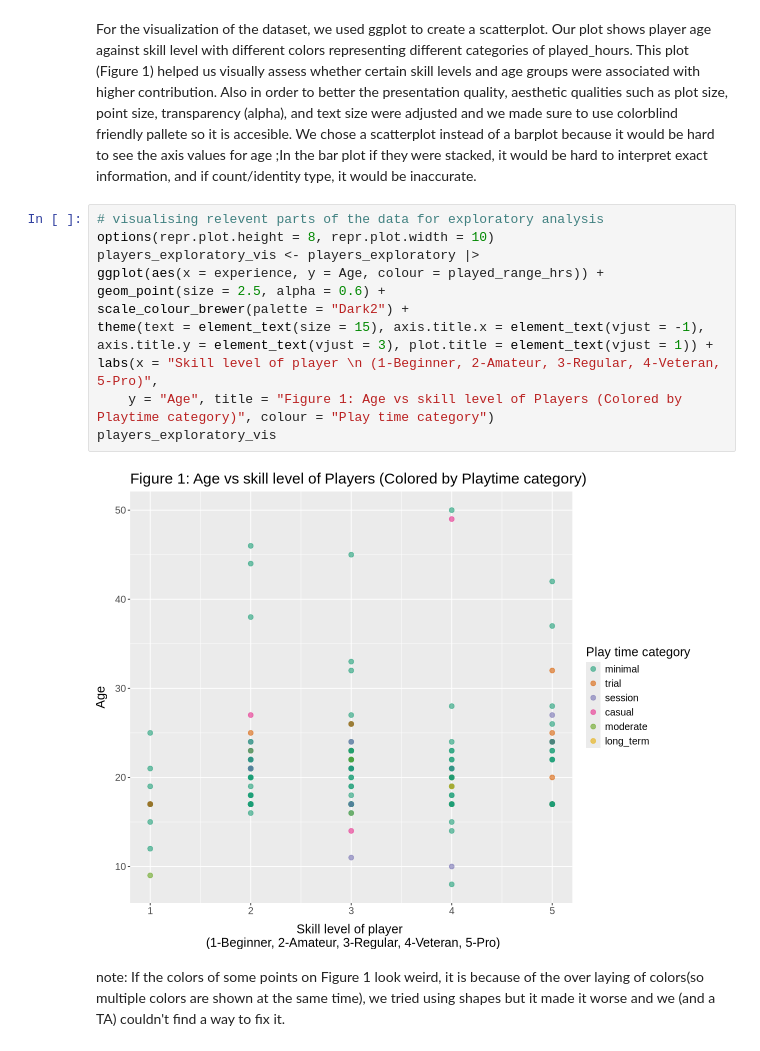
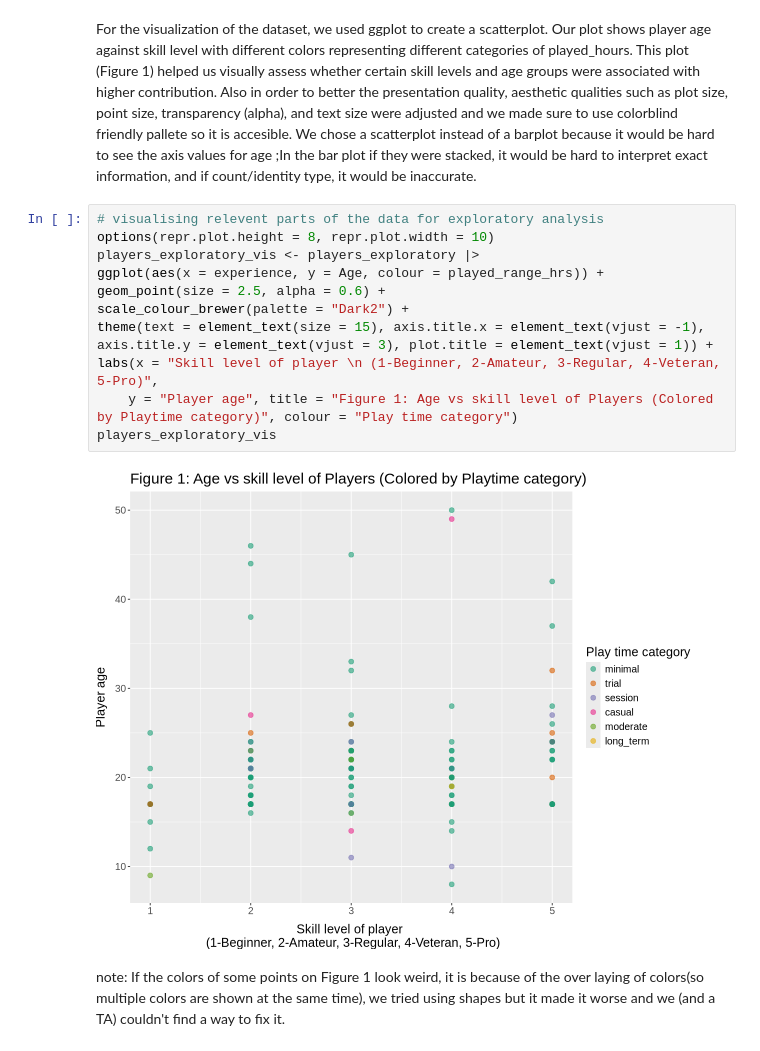
Before and after one commit to Jaye136/DSCI-100-project, a Jupyter notebook: project_version0.ipynb, the cells around one changed output. Saved outputs shown, nothing was run; the diff lists cells and outputs as text.

Commit message:
cleaned code cell notes, added title, fixed citations

```diff
--- a/project_version0.ipynb
+++ b/project_version0.ipynb
@@ -136,16 +117,16 @@ For the visualization of the dataset, we used ggplot to create a scatterplot. Ou
 # %%
 # visualising relevent parts of the data for exploratory analysis
 options(repr.plot.height = 8, repr.plot.width = 10)
 players_exploratory_vis <- players_exploratory |>
 ggplot(aes(x = experience, y = Age, colour = played_range_hrs)) +
 geom_point(size = 2.5, alpha = 0.6) +
 scale_colour_brewer(palette = "Dark2") +
 theme(text = element_text(size = 15), axis.title.x = element_text(vjust = -1), axis.title.y = element_text(vjust = 3), plot.title = element_text(vjust = 1)) +
 labs(x = "Skill level of player \n (1-Beginner, 2-Amateur, 3-Regular, 4-Veteran, 5-Pro)",
-    y = "Age", title = "Figure 1: Age vs skill level of Players (Colored by Playtime category)", colour = "Play time category")
+    y = "Player age", title = "Figure 1: Age vs skill level of Players (Colored by Playtime category)", colour = "Play time category")
 players_exploratory_vis
 # %% [output]
-[figure, old version]
+[figure, new version]
 # %% [markdown]
 note: If the colors of some points on Figure 1 look weird, it is because of the over laying of colors(so multiple colors are shown at the same time), we tried using shapes but it made it worse and we (and a TA) couldn't find a way to fix it.
 # %% [markdown]
```
Also changed, not shown: parts of 12 cells of this notebook.
